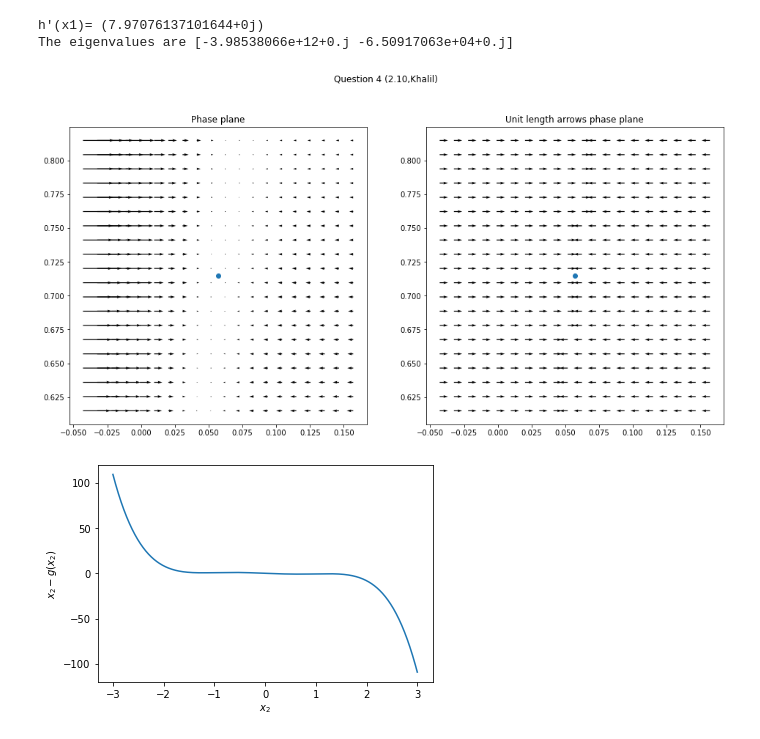
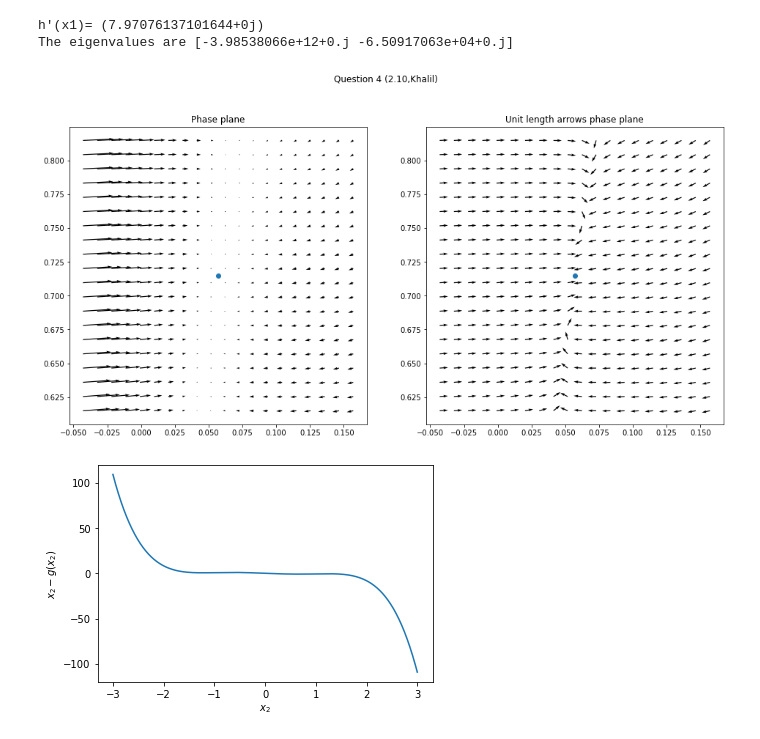
Before and after one commit to aneeshbapat/SC301_Assignments, a Jupyter notebook: Assignment_1.ipynb, the cells around one changed output. Cells and saved outputs as stored; diff of their text form; code cells hidden in the pictures.

```diff
--- a/Assignment_1.ipynb
+++ b/Assignment_1.ipynb
@@ -241,28 +241,30 @@ print('The eigenvalues are', eigenvals)
 h'(x1)= (7.97076137101644+0j)
 The eigenvalues are [-3.98538066e+12+0.j -6.50917063e+04+0.j]
 # %%
+C = 1 #2e-12
+L = 1 #5e-6
 fig,[ax1,ax2] = plt.subplots(ncols = 2)
 myrange1 = np.linspace(np.real(realroots[0])-0.1,np.real(realroots[0])+0.1,20)
 myrange2 = np.linspace(np.real(-(realroots[0]-0.2)/0.2)-0.1,np.real(-(realroots[0]-0.2)/0.2)+0.1,20)
 x,y = np.meshgrid(myrange1,myrange2)
-p = (-h(x)+y)/2e-12
-q = (-x-0.2*y+0.2)/5e-6
+p = (-h(x)+y)/C
+q = (-x-0.2*y+0.2)/L
 pnorm = p/np.sqrt(p*p+q*q)
 qnorm = q/np.sqrt(p*p+q*q)
 ax2.quiver(x,y,pnorm,qnorm)
 ax2.scatter(np.real(realroots[0]),np.real(-(realroots[0]-0.2)/0.2))
 ax1.quiver(x,y,p,q)
 ax1.scatter(np.real(realroots[0]),np.real(-(realroots[0]-0.2)/0.2))
 ax1.set_aspect('equal')
 ax2.set_aspect('equal')
 ax1.set_title('Phase plane')
 ax2.set_title('Unit length arrows phase plane')
 
 fig.set_size_inches(16,8)
 plt.suptitle('Question 4 (2.10,Khalil)')
-plt.savefig('Assignment1/Q4')
+# plt.savefig('Assignment1/Q4_C=L=1')
 # %% [output]
-[figure, old version]
+[figure, new version]
 # %%
 bound = 3 #Bounds or edges of the plot
 def g(y):
```
